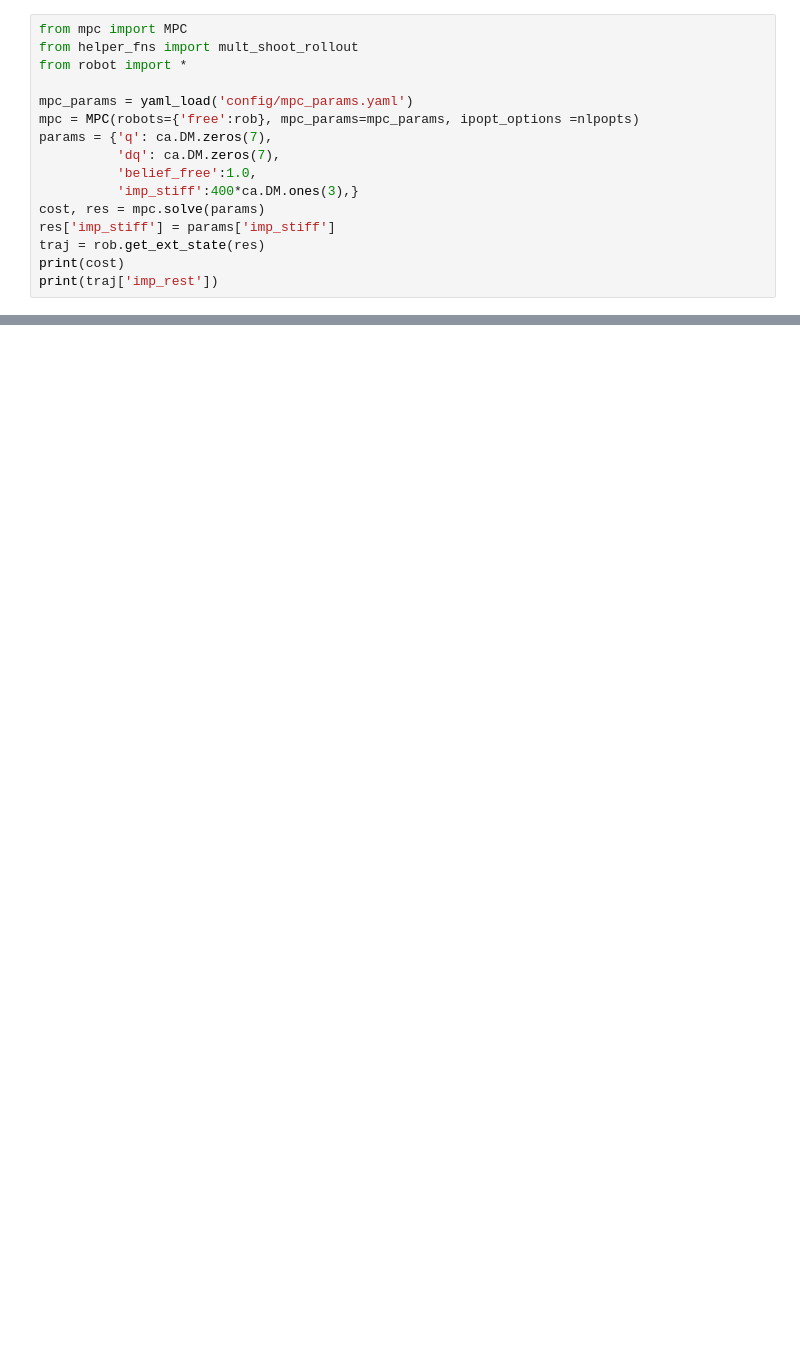
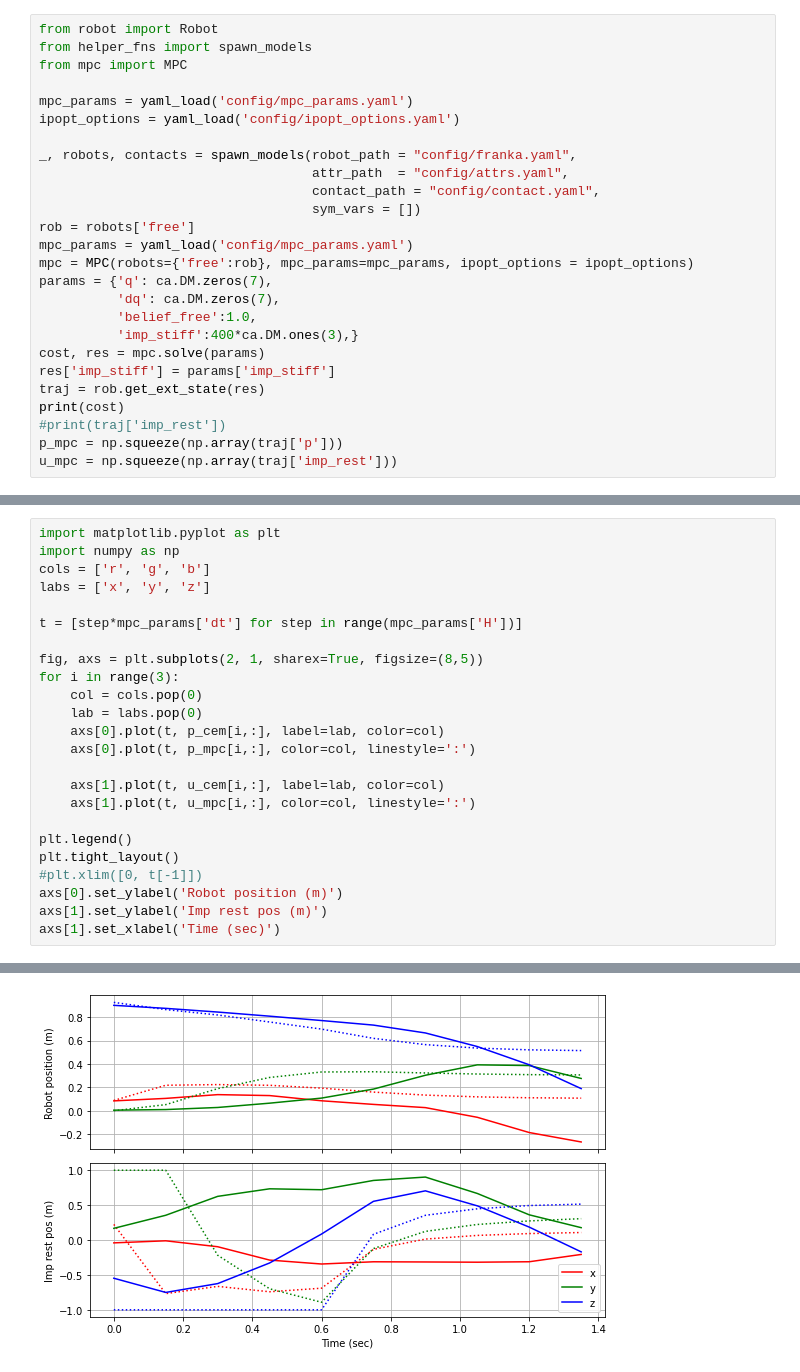
Before and after one commit to sehoon74/contact_mpc, a Jupyter notebook: test_mpc.ipynb, the cells around one changed output, grey strips where cells are left out. Drawn from its saved outputs; the diff is of its cells as text; blank space fills up the shorter version.

```diff
--- a/test_mpc.ipynb
+++ b/test_mpc.ipynb
@@ -42,10 +104,18 @@ dict_keys(['imp_stiff'])
 # %%
+from robot import Robot
+from helper_fns import spawn_models
 from mpc import MPC
-from helper_fns import mult_shoot_rollout
-from robot import *
 
 mpc_params = yaml_load('config/mpc_params.yaml')
-mpc = MPC(robots={'free':rob}, mpc_params=mpc_params, ipopt_options =nlpopts)
+ipopt_options = yaml_load('config/ipopt_options.yaml')
+
+_, robots, contacts = spawn_models(robot_path = "config/franka.yaml",
+                                   attr_path  = "config/attrs.yaml",
+                                   contact_path = "config/contact.yaml",
+                                   sym_vars = [])
+rob = robots['free']
+mpc_params = yaml_load('config/mpc_params.yaml')
+mpc = MPC(robots={'free':rob}, mpc_params=mpc_params, ipopt_options = ipopt_options)
 params = {'q': ca.DM.zeros(7),
           'dq': ca.DM.zeros(7),
           'belief_free':1.0,
@@ -54,5 +124,7 @@ cost, res = mpc.solve(params)
 res['imp_stiff'] = params['imp_stiff']
 traj = rob.get_ext_state(res)
 print(cost)
-print(traj['imp_rest'])
+#print(traj['imp_rest'])
+p_mpc = np.squeeze(np.array(traj['p']))
+u_mpc = np.squeeze(np.array(traj['imp_rest']))
 # %% [output]
@@ -158,0 +147,25 @@ Building robot model from config/franka.urdf with TCP fr3_link8
+# %%
+import matplotlib.pyplot as plt
+import numpy as np
+cols = ['r', 'g', 'b']
+labs = ['x', 'y', 'z']
+
+t = [step*mpc_params['dt'] for step in range(mpc_params['H'])]
+
+fig, axs = plt.subplots(2, 1, sharex=True, figsize=(8,5))
+for i in range(3):
+    col = cols.pop(0)
+    lab = labs.pop(0)
+    axs[0].plot(t, p_cem[i,:], label=lab, color=col)
+    axs[0].plot(t, p_mpc[i,:], color=col, linestyle=':')
+
+    axs[1].plot(t, u_cem[i,:], label=lab, color=col)
+    axs[1].plot(t, u_mpc[i,:], color=col, linestyle=':')
+
+plt.legend()
+plt.tight_layout()
+#plt.xlim([0, t[-1]])
+axs[0].set_ylabel('Robot position (m)')
+axs[1].set_ylabel('Imp rest pos (m)')
+axs[1].set_xlabel('Time (sec)')
+# %% [output]
@@ -158,0 +173 @@ Building robot model from config/franka.urdf with TCP fr3_link8
+[figure, added]
```
Also changed, not shown: parts of 13 cells of this notebook, 13 other files.
